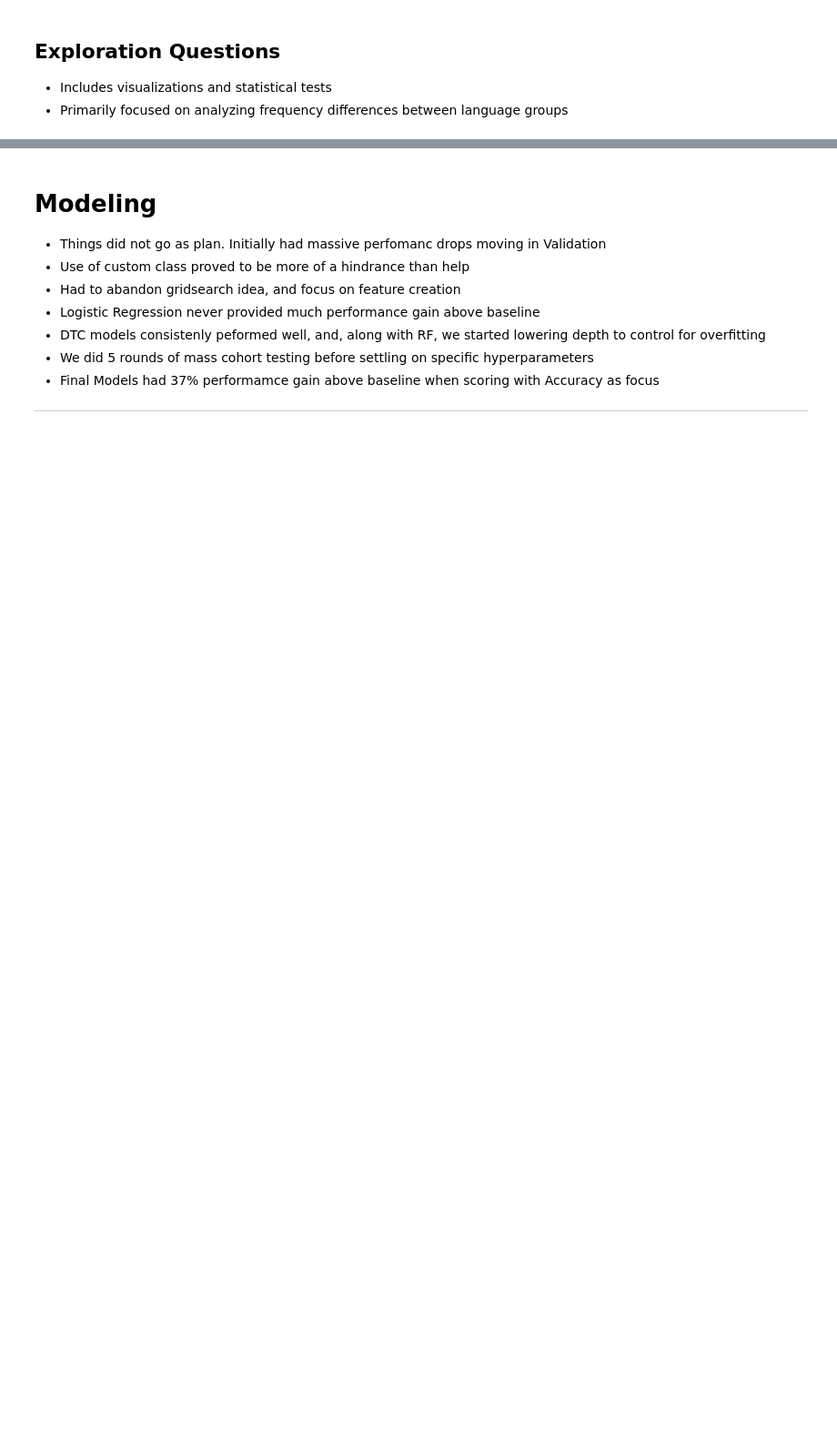
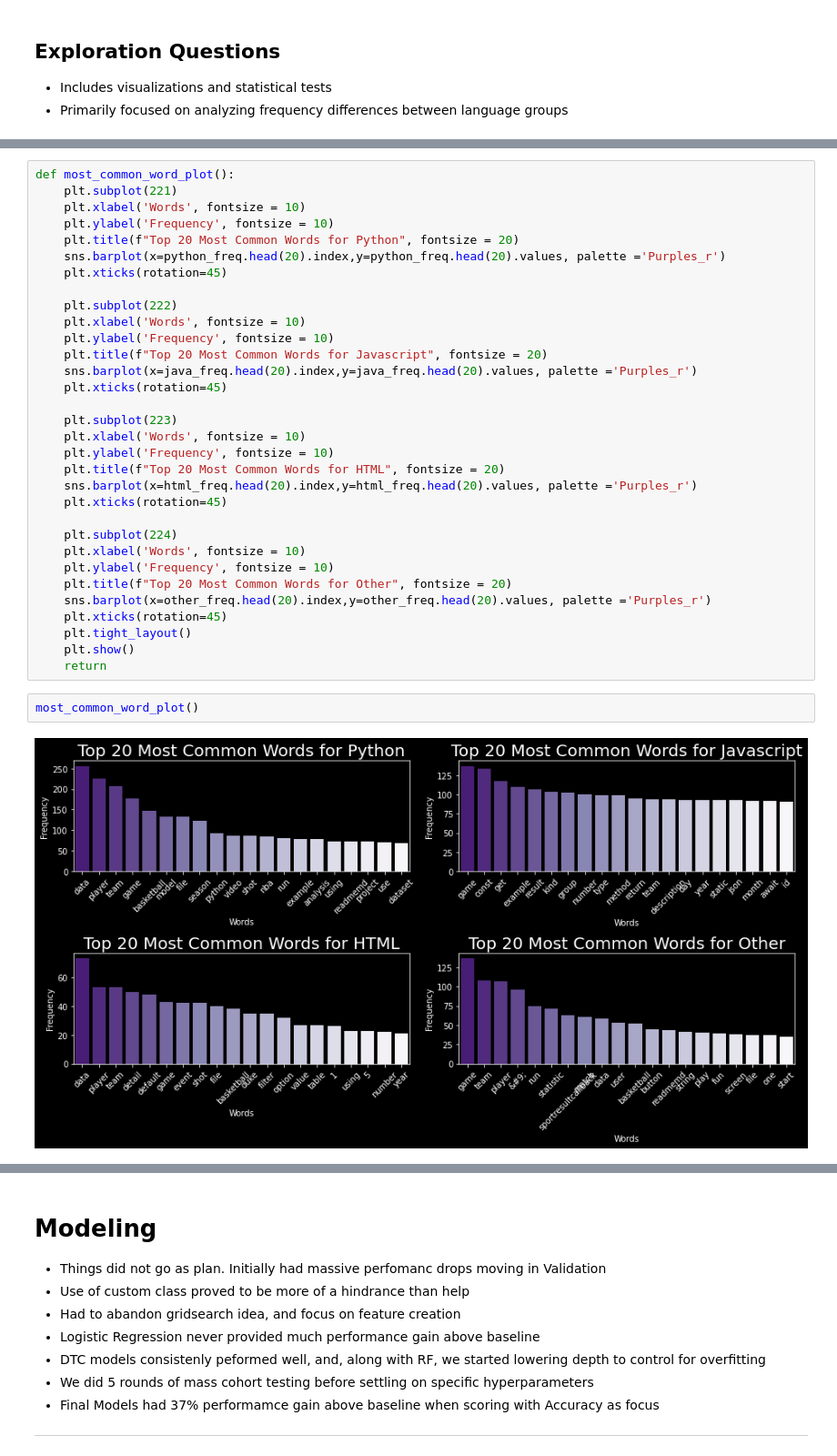
Before and after one commit to double-vincent/nlp_project, a Jupyter notebook: final_report.ipynb, the cells around one changed output, grey strips where cells are left out. Shown at 91% size. Cells and saved outputs as stored; diff of their text form; blank space fills up the shorter version.

```diff
--- a/final_report.ipynb
+++ b/final_report.ipynb
@@ -97,0 +222,36 @@ df = wrangle.prep_text(df)
+# %%
+def most_common_word_plot():
+    plt.subplot(221)
+    plt.xlabel('Words', fontsize = 10)
+    plt.ylabel('Frequency', fontsize = 10)
+    plt.title(f"Top 20 Most Common Words for Python", fontsize = 20)
+    sns.barplot(x=python_freq.head(20).index,y=python_freq.head(20).values, palette ='Purples_r')
+    plt.xticks(rotation=45)
+
+    plt.subplot(222)
+    plt.xlabel('Words', fontsize = 10)
+    plt.ylabel('Frequency', fontsize = 10)
+    plt.title(f"Top 20 Most Common Words for Javascript", fontsize = 20)
+    sns.barplot(x=java_freq.head(20).index,y=java_freq.head(20).values, palette ='Purples_r')
+    plt.xticks(rotation=45)
+
+    plt.subplot(223)
+    plt.xlabel('Words', fontsize = 10)
+    plt.ylabel('Frequency', fontsize = 10)
+    plt.title(f"Top 20 Most Common Words for HTML", fontsize = 20)
+    sns.barplot(x=html_freq.head(20).index,y=html_freq.head(20).values, palette ='Purples_r')
+    plt.xticks(rotation=45)
+
+    plt.subplot(224)
+    plt.xlabel('Words', fontsize = 10)
+    plt.ylabel('Frequency', fontsize = 10)
+    plt.title(f"Top 20 Most Common Words for Other", fontsize = 20)
+    sns.barplot(x=other_freq.head(20).index,y=other_freq.head(20).values, palette ='Purples_r')
+    plt.xticks(rotation=45)
+    plt.tight_layout()
+    plt.show()
+    return
+# %%
+most_common_word_plot()
+# %% [output]
+[figure, added]
```
Also changed, not shown: parts of 28 cells of this notebook.
